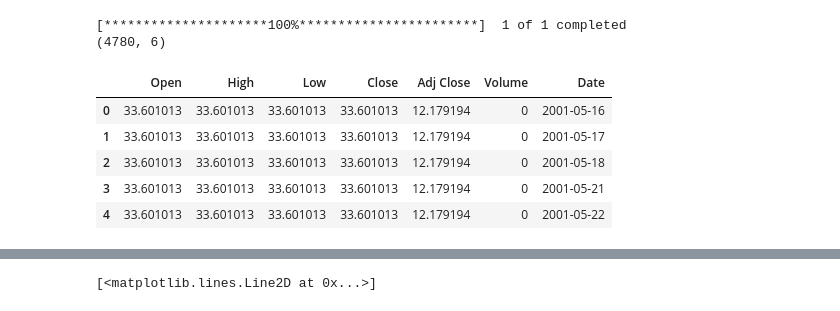
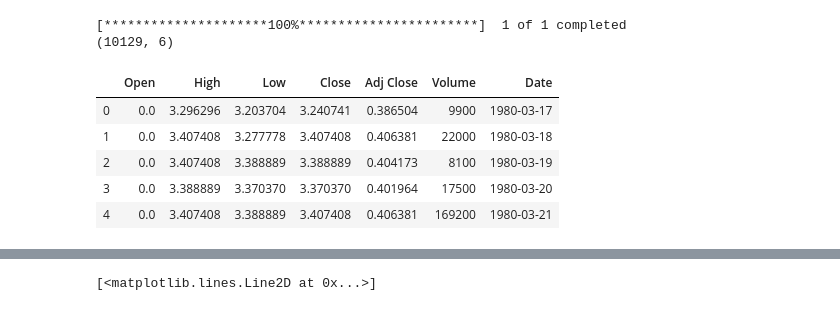
Before and after one commit to Andrew-Harrison-Chris/Trading-Research, a Jupyter notebook: Stock Direction Prediction.ipynb, the cells around one changed output, grey strips where cells are left out. Saved outputs shown, nothing was run; the diff lists cells and outputs as text; code cells hidden in the pictures.

```diff
--- a/Stock Direction Prediction.ipynb
+++ b/Stock Direction Prediction.ipynb
@@ -8,20 +8,20 @@ import indicators
 %matplotlib inline
 # %%
 # Reading in stock data
-data = yfinance.download('IDT')
+data = yfinance.download('CAL')
 print(data.shape)
 data['Date'] = data.index
 data.reset_index(drop=True,inplace=True)
 data.head()
 # %% [output]
 [*********************100%***********************]  1 of 1 completed
-(4780, 6)
+(10129, 6)
 |  | Open | High | Low | Close | Adj Close | Volume | Date |
-| 0 | 33.601013 | 33.601013 | 33.601013 | 33.601013 | 12.179194 | 0 | 2001-05-16 |
-| 1 | 33.601013 | 33.601013 | 33.601013 | 33.601013 | 12.179194 | 0 | 2001-05-17 |
-| 2 | 33.601013 | 33.601013 | 33.601013 | 33.601013 | 12.179194 | 0 | 2001-05-18 |
-| 3 | 33.601013 | 33.601013 | 33.601013 | 33.601013 | 12.179194 | 0 | 2001-05-21 |
-| 4 | 33.601013 | 33.601013 | 33.601013 | 33.601013 | 12.179194 | 0 | 2001-05-22 |
+| 0 | 0.0 | 3.296296 | 3.203704 | 3.240741 | 0.386504 | 9900 | 1980-03-17 |
+| 1 | 0.0 | 3.407408 | 3.277778 | 3.407408 | 0.406381 | 22000 | 1980-03-18 |
+| 2 | 0.0 | 3.407408 | 3.388889 | 3.388889 | 0.404173 | 8100 | 1980-03-19 |
+| 3 | 0.0 | 3.388889 | 3.370370 | 3.370370 | 0.401964 | 17500 | 1980-03-20 |
+| 4 | 0.0 | 3.407408 | 3.388889 | 3.407408 | 0.406381 | 169200 | 1980-03-21 |
 # %%
 for days in [5,7,14,21,50,100]:
     data = indicators.accumulation_distribution(data,days)
```
Also changed, not shown: parts of 7 cells of this notebook, 2 other files.
